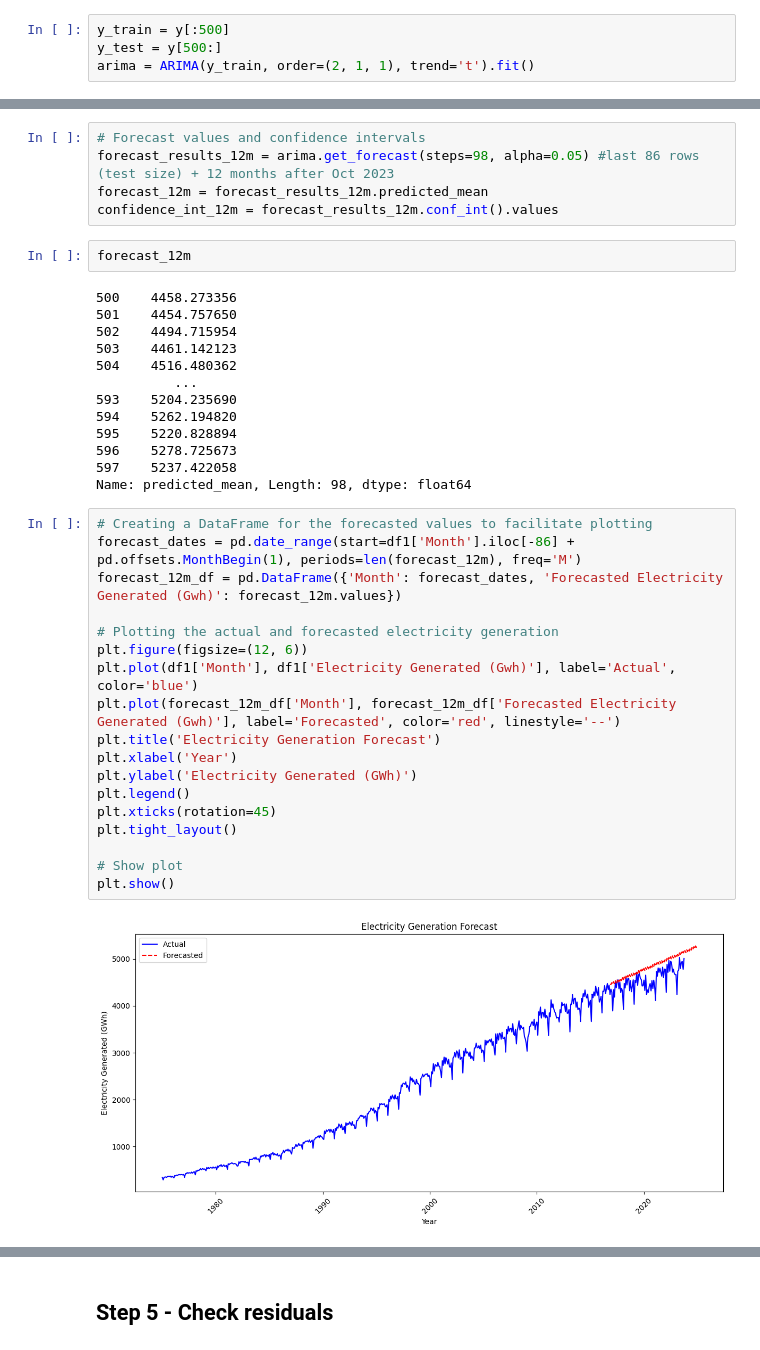
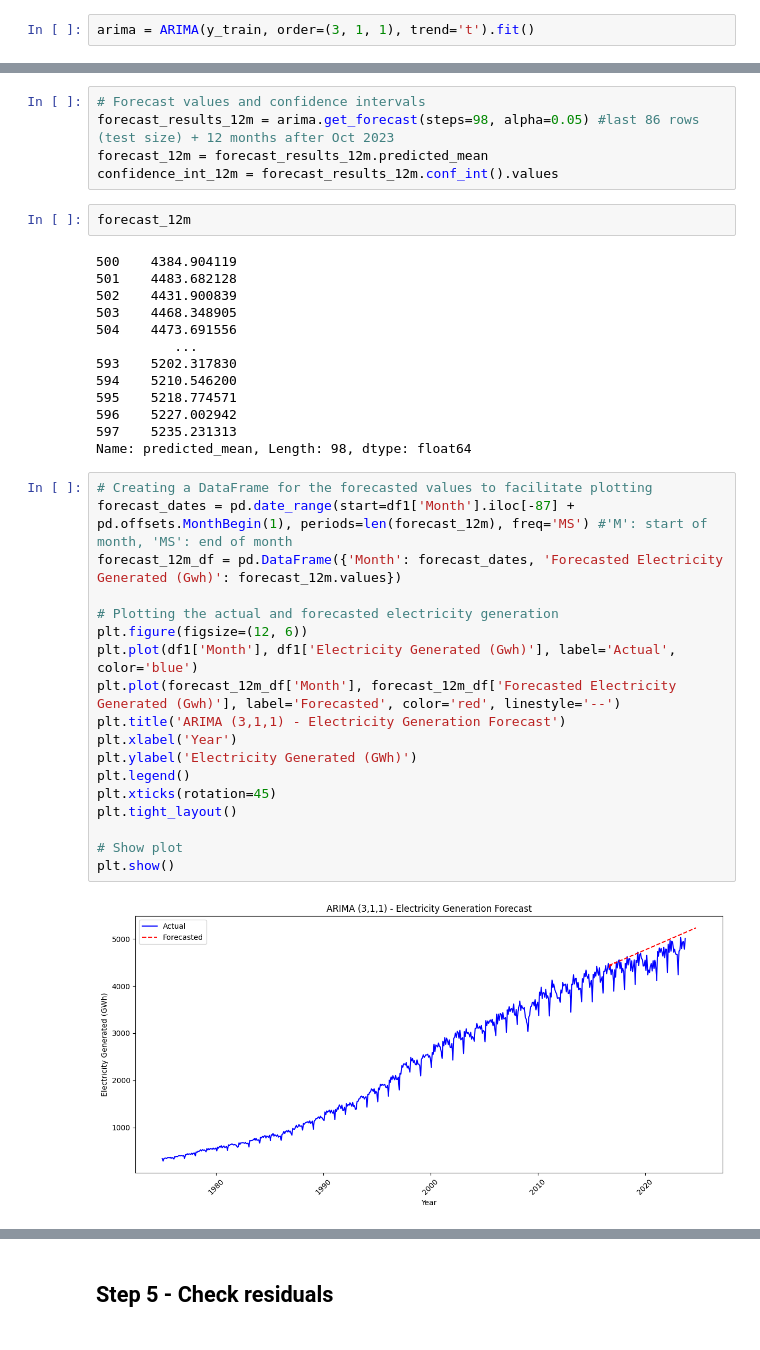
Before and after one commit to ccw888/electricitydemand, a Jupyter notebook: Electricity_Forecast.ipynb, the cells around one changed output, grey strips where cells are left out. Drawn from its saved outputs; the diff is of its cells as text.

```diff
--- a/Electricity_Forecast.ipynb
+++ b/Electricity_Forecast.ipynb
@@ -359,4 +398,2 @@ Name: Electricity Generated (Gwh), dtype: float32
 # %%
-y_train = y[:500]
-y_test = y[500:]
-arima = ARIMA(y_train, order=(2, 1, 1), trend='t').fit()
+arima = ARIMA(y_train, order=(3, 1, 1), trend='t').fit()
@@ -456,38 +466,38 @@ confidence_int_12m = forecast_results_12m.conf_int().values
 # %%
 forecast_12m
 # %% [output]
-500    4458.273356
-501    4454.757650
-502    4494.715954
-503    4461.142123
-504    4516.480362
+500    4384.904119
+501    4483.682128
+502    4431.900839
+503    4468.348905
+504    4473.691556
           ...
-593    5204.235690
-594    5262.194820
-595    5220.828894
-596    5278.725673
-597    5237.422058
+593    5202.317830
+594    5210.546200
+595    5218.774571
+596    5227.002942
+597    5235.231313
 Name: predicted_mean, Length: 98, dtype: float64
 # %%
 # Creating a DataFrame for the forecasted values to facilitate plotting
-forecast_dates = pd.date_range(start=df1['Month'].iloc[-86] + pd.offsets.MonthBegin(1), periods=len(forecast_12m), freq='M')
+forecast_dates = pd.date_range(start=df1['Month'].iloc[-87] + pd.offsets.MonthBegin(1), periods=len(forecast_12m), freq='MS') #'M': start of month, 'MS': end of month
 forecast_12m_df = pd.DataFrame({'Month': forecast_dates, 'Forecasted Electricity Generated (Gwh)': forecast_12m.values})
 
 # Plotting the actual and forecasted electricity generation
 plt.figure(figsize=(12, 6))
 plt.plot(df1['Month'], df1['Electricity Generated (Gwh)'], label='Actual', color='blue')
 plt.plot(forecast_12m_df['Month'], forecast_12m_df['Forecasted Electricity Generated (Gwh)'], label='Forecasted', color='red', linestyle='--')
-plt.title('Electricity Generation Forecast')
+plt.title('ARIMA (3,1,1) - Electricity Generation Forecast')
 plt.xlabel('Year')
 plt.ylabel('Electricity Generated (GWh)')
 plt.legend()
 plt.xticks(rotation=45)
 plt.tight_layout()
 
 # Show plot
 plt.show()
 # %% [output]
-[figure, old version]
+[figure, new version]
 # %%
 forecast_12m_df
 # %% [output]
```
Also changed, not shown: parts of 71 cells of this notebook.
